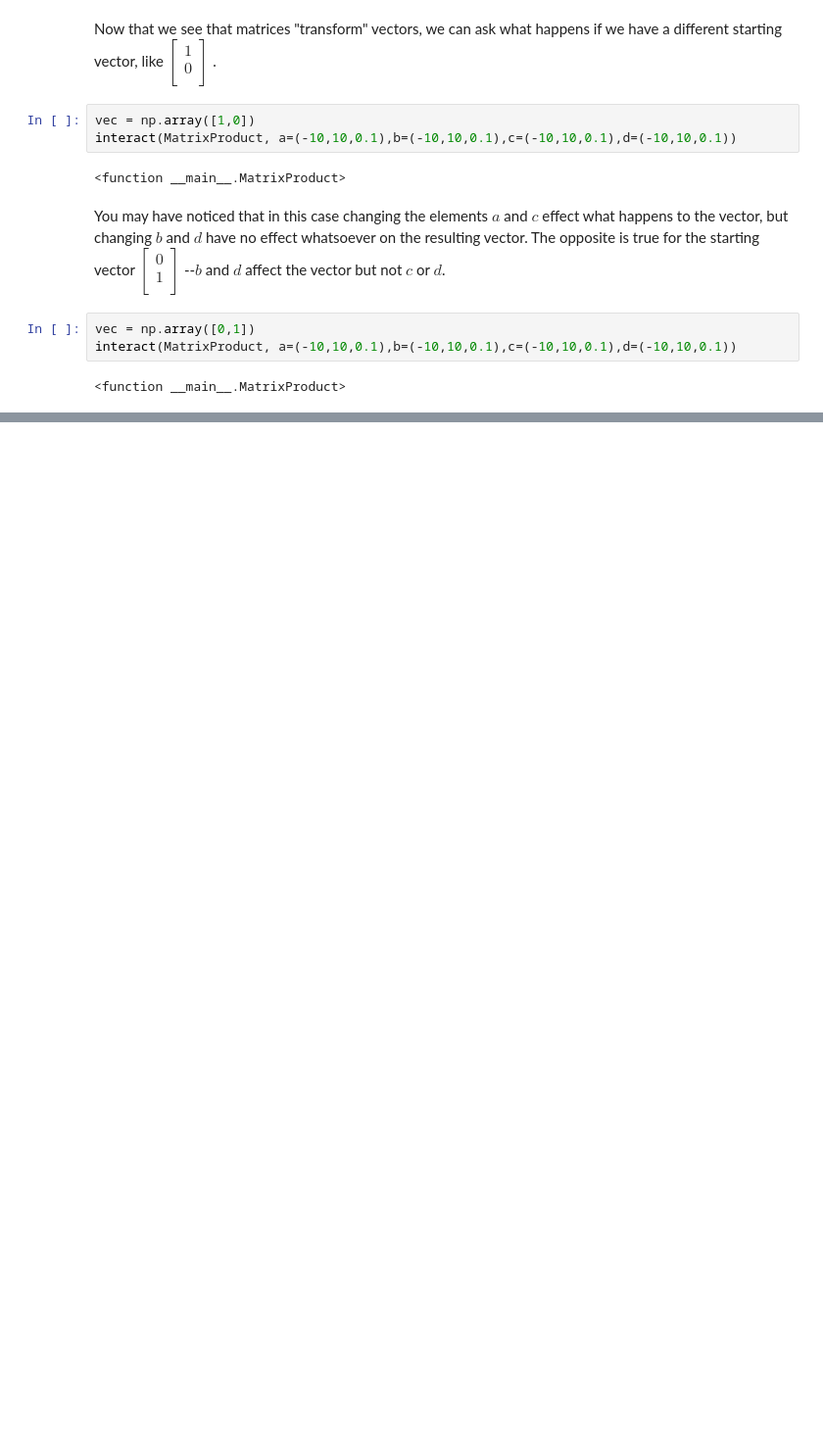
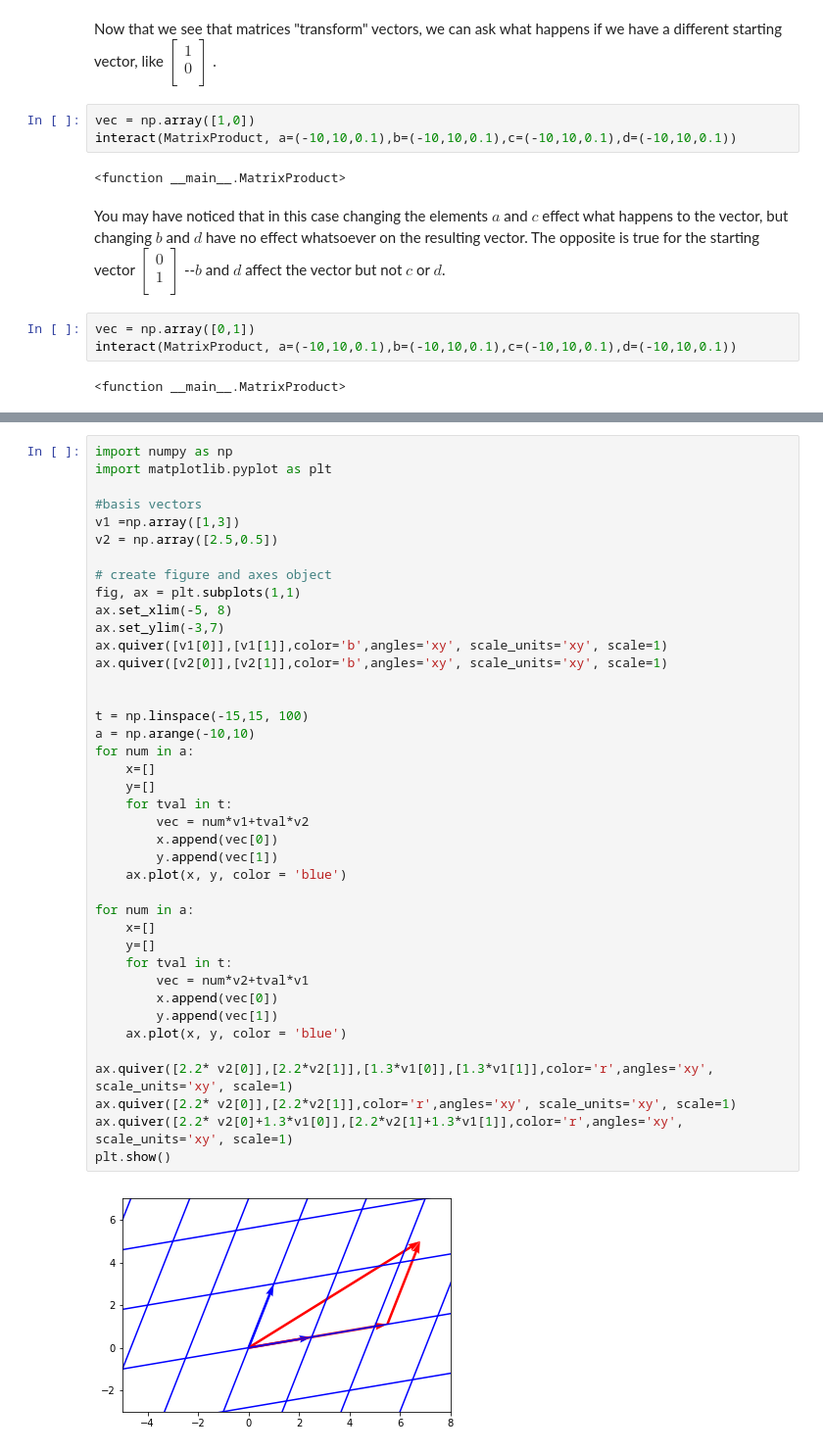
Before and after one commit to kaw112/jupyterNotebooks, a Jupyter notebook: Matrices.ipynb, the cells around one changed output, grey strips where cells are left out. Shown: that part at 98% size. Drawn from its saved outputs; the diff is of its cells as text; blank space fills up the shorter version.

```diff
--- a/Matrices.ipynb
+++ b/Matrices.ipynb
@@ -134,0 +215,42 @@ So why were all of the elements of the matrix able to affect our original vector
+# %%
+import numpy as np
+import matplotlib.pyplot as plt
+
+#basis vectors
+v1 =np.array([1,3])
+v2 = np.array([2.5,0.5])
+
+# create figure and axes object
+fig, ax = plt.subplots(1,1)
+ax.set_xlim(-5, 8)
+ax.set_ylim(-3,7)
+ax.quiver([v1[0]],[v1[1]],color='b',angles='xy', scale_units='xy', scale=1)
+ax.quiver([v2[0]],[v2[1]],color='b',angles='xy', scale_units='xy', scale=1)
+
+
+t = np.linspace(-15,15, 100)
+a = np.arange(-10,10)
+for num in a:
+    x=[]
+    y=[]
+    for tval in t:
+        vec = num*v1+tval*v2
+        x.append(vec[0])
+        y.append(vec[1])
+    ax.plot(x, y, color = 'blue')
+
+for num in a:
+    x=[]
+    y=[]
+    for tval in t:
+        vec = num*v2+tval*v1
+        x.append(vec[0])
+        y.append(vec[1])
+    ax.plot(x, y, color = 'blue')
+
+ax.quiver([2.2* v2[0]],[2.2*v2[1]],[1.3*v1[0]],[1.3*v1[1]],color='r',angles='xy', scale_units='xy', scale=1)
+ax.quiver([2.2* v2[0]],[2.2*v2[1]],color='r',angles='xy', scale_units='xy', scale=1)
+ax.quiver([2.2* v2[0]+1.3*v1[0]],[2.2*v2[1]+1.3*v1[1]],color='r',angles='xy', scale_units='xy', scale=1)
+plt.show()
+# %% [output]
+[figure, added]
```
Also changed, not shown: parts of 4 cells of this notebook, 3 other files.
